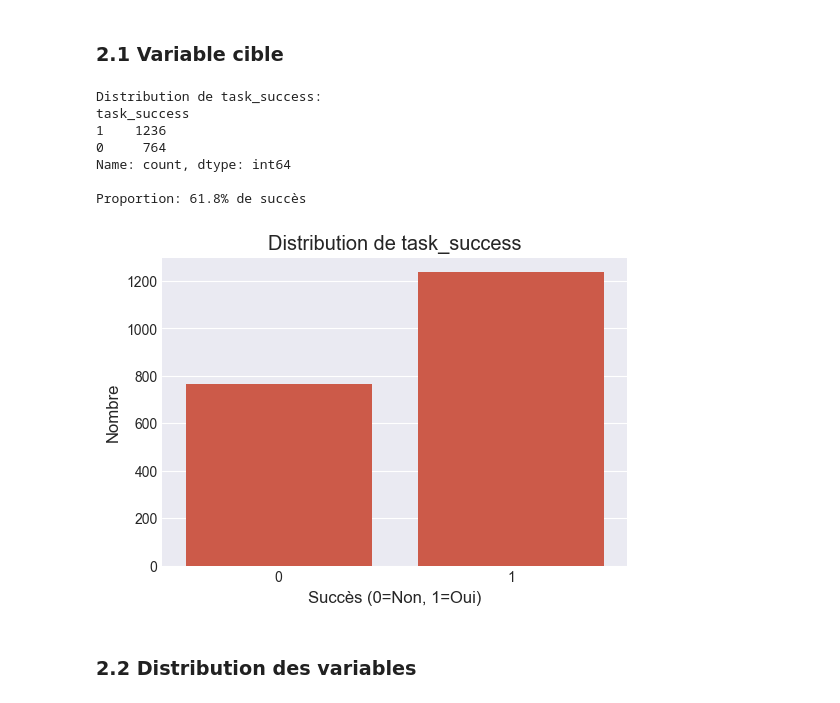
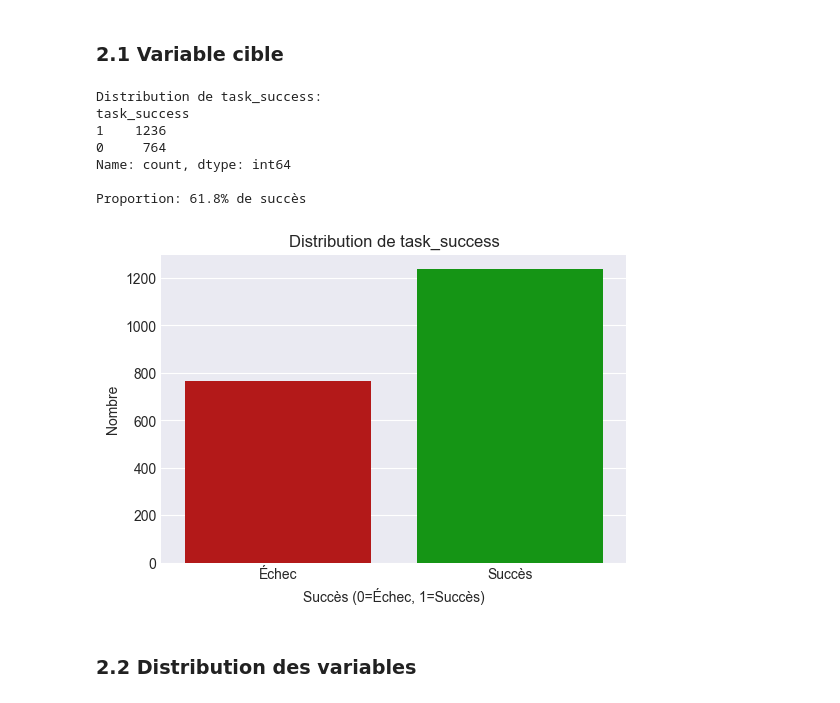
Before and after one commit to ErwanViot/Alyra-FinalProject, a Jupyter notebook: ML-Developper-Productivity/Developer_Productivity.ipynb, the cells around one changed output. Saved outputs shown, nothing was run; the diff lists cells and outputs as text; code cells hidden in the pictures.

```diff
--- a/ML-Developper-Productivity/Developer_Productivity.ipynb
+++ b/ML-Developper-Productivity/Developer_Productivity.ipynb
@@ -103,25 +103,27 @@ La dataset est très propre. 8 colonnes numériques, 1 colonne label (boolean).
 # %%
 # Distribution de la variable cible
 target_counts = df['task_success'].value_counts()
 print("Distribution de task_success:")
 print(target_counts)
 print(f"\nProportion: {target_counts[1]/len(df)*100:.1f}% de succès")
 
 plt.figure(figsize=(6, 4))
-sns.countplot(data=df, x='task_success')
+colors = ['#cc0000', '#00aa00']  # Rouge=Échec, Vert=Succès
+sns.countplot(data=df, x='task_success', palette=colors)
 plt.title('Distribution de task_success')
-plt.xlabel('Succès (0=Non, 1=Oui)')
+plt.xlabel('Succès (0=Échec, 1=Succès)')
 plt.ylabel('Nombre')
+plt.xticks([0, 1], ['Échec', 'Succès'])
 plt.show()
 # %% [output]
 Distribution de task_success:
 task_success
 1    1236
 0     764
 Name: count, dtype: int64
 
 Proportion: 61.8% de succès
-[figure, old version]
+[figure, new version]
 # %% [markdown]
 ### 2.2 Distribution des variables
 # %%
```
Also changed, not shown: parts of 14 cells of this notebook.
